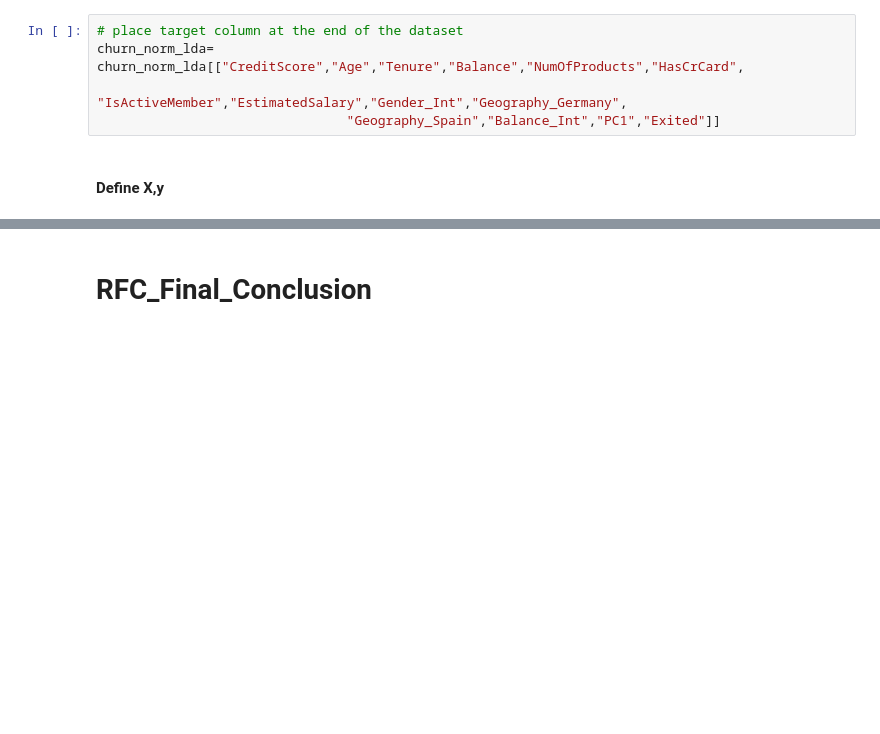
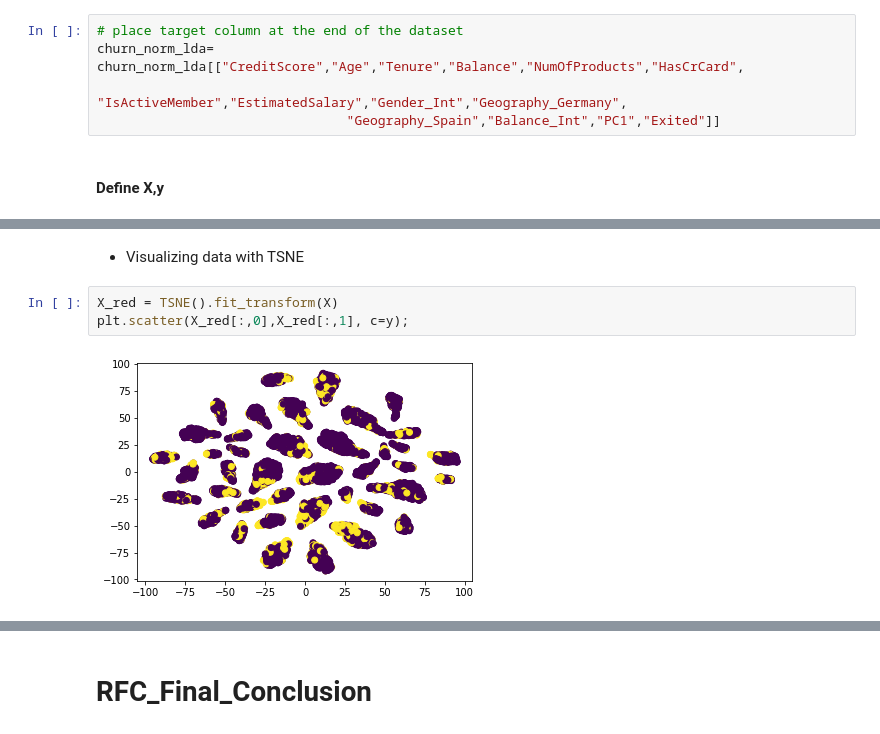
Before and after one commit to ironhack-bcn-data-june-2020/project-ml-bank-churn, a Jupyter notebook: ML_RFC.ipynb, the cells around one changed output, grey strips where cells are left out. Drawn from its saved outputs; the diff is of its cells as text; blank space fills up the shorter version.

```diff
--- a/ML_RFC.ipynb
+++ b/ML_RFC.ipynb
@@ -420,0 +564,7 @@ y = churn_norm_lda['Exited']
+# %% [markdown]
+- Visualizing data with TSNE
+# %%
+X_red = TSNE().fit_transform(X)
+plt.scatter(X_red[:,0],X_red[:,1], c=y);
+# %% [output]
+[figure, added]
```
Also changed, not shown: parts of 101 cells of this notebook.
